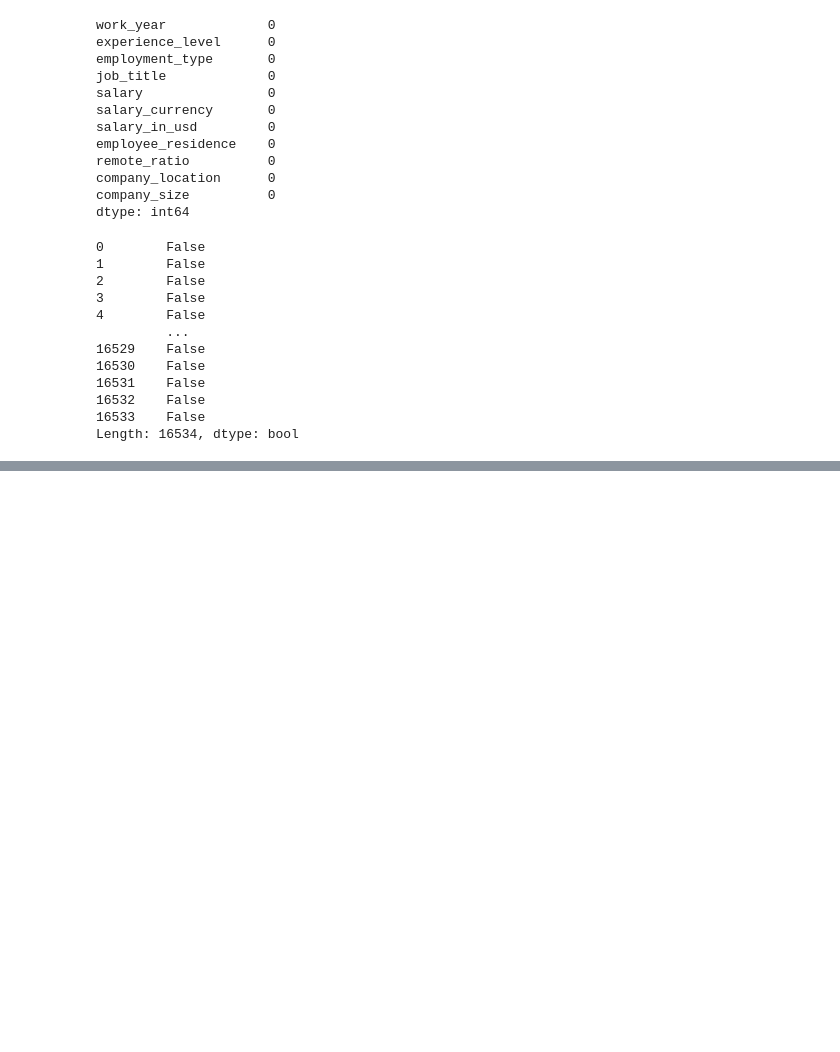
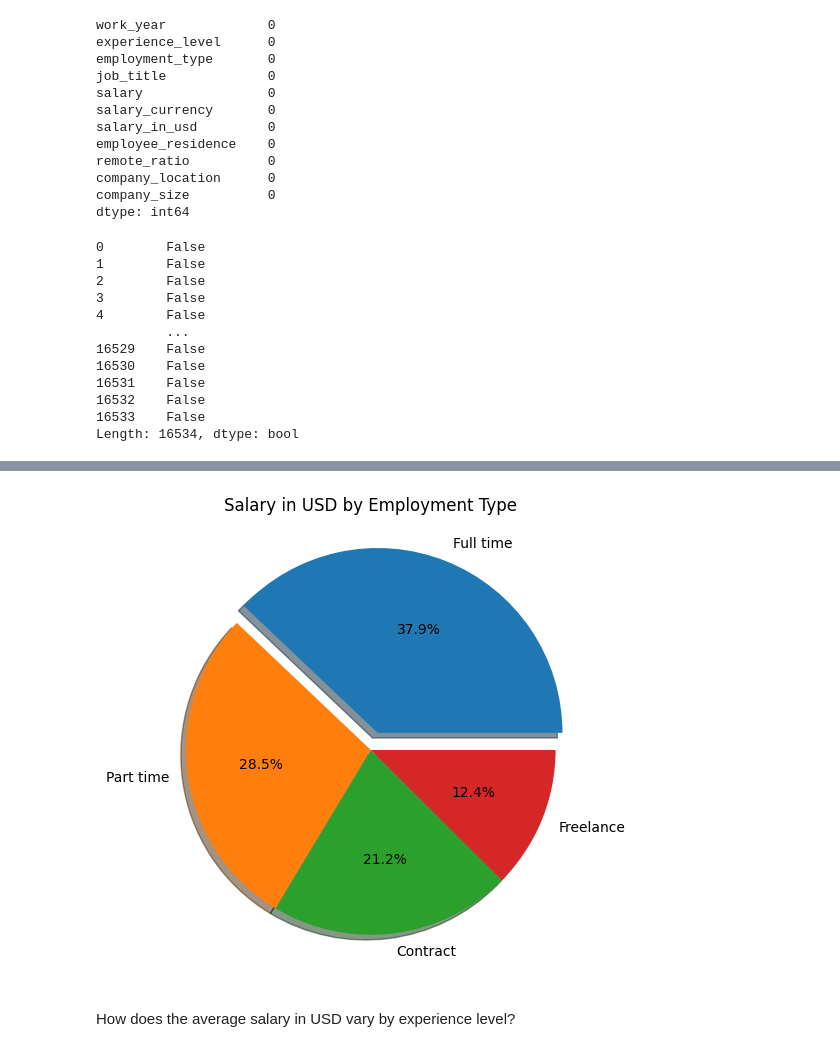
Before and after one commit to gussgary/Data-Analysis, a Jupyter notebook: Data Field Salary Analysis/Data Field Salary Analysis.ipynb, the cells around one changed output, grey strips where cells are left out. Saved outputs shown, nothing was run; the diff lists cells and outputs as text; code cells hidden in the pictures; blank space fills up the shorter version.

```diff
--- a/Data Field Salary Analysis/Data Field Salary Analysis.ipynb
+++ b/Data Field Salary Analysis/Data Field Salary Analysis.ipynb
@@ -224,0 +212,8 @@ plt.show()
+# %%
+salary_emp = df.groupby('employment_type')['salary_in_usd'] \
+.mean() \
+.round(2)\
+.sort_values(ascending=False)
+
+print('Avg Salary based on Employement Type:')
+print(salary_emp)
@@ -224,0 +228,16 @@ plt.show()
+# %%
+plt.figure(figsize=(10,6))
+exp = [0.1, 0, 0, 0]
+indicator = ['Full time', 'Part time', 'Contract', 'Freelance']
+
+plt.pie(salary_emp,
+        labels=indicator,
+        explode=exp,
+        shadow=True,
+        autopct='%1.1f%%')
+plt.title('Salary in USD by Employment Type')
+plt.show()
+# %% [output]
+[figure, added]
+# %% [markdown]
+How does the average salary in USD vary by experience level?
```
Also changed, not shown: parts of 28 cells of this notebook.
